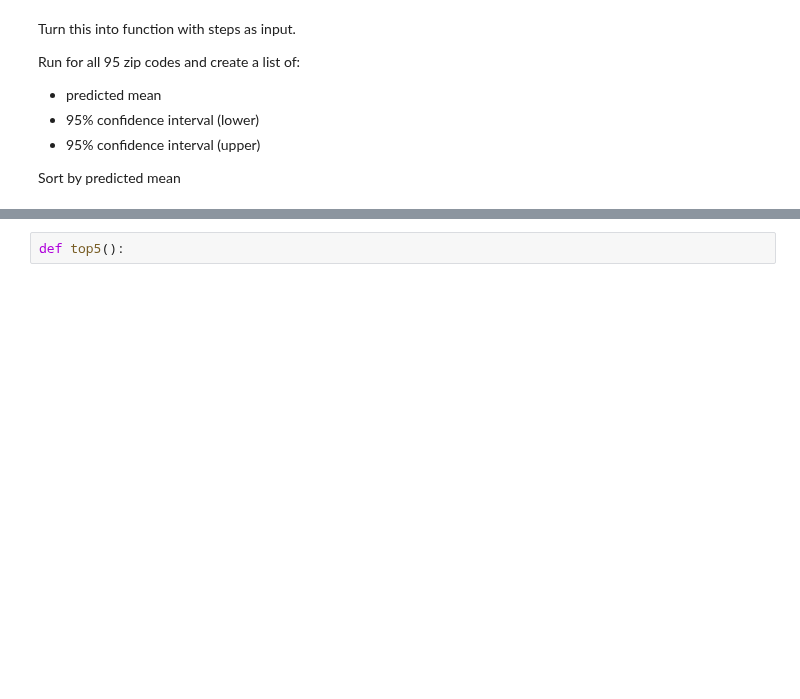
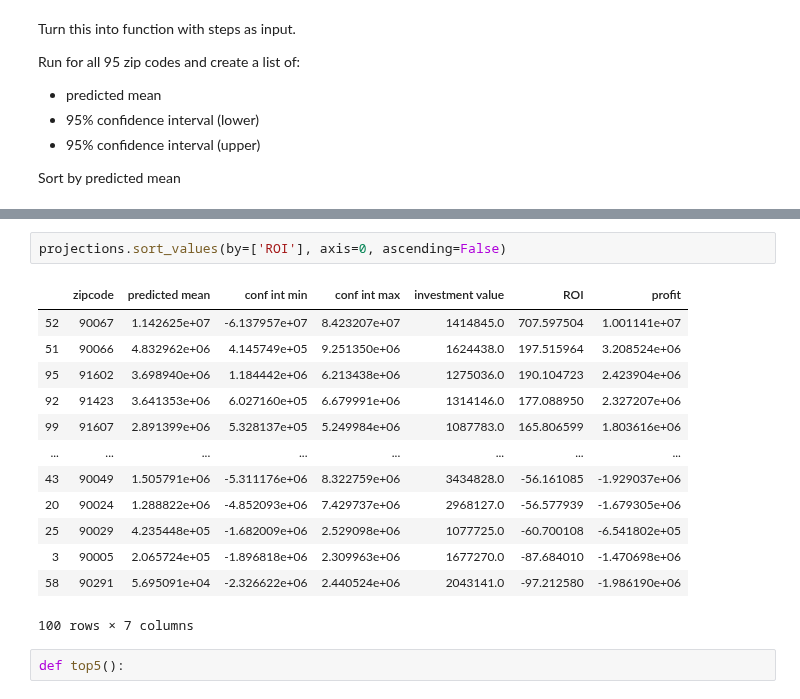
Before and after one commit to JessicaFB/Apple-vs-Android-Twitter-NLP, a Jupyter notebook: starter_notebook.ipynb, the cells around one changed output, grey strips where cells are left out. Cells and saved outputs as stored; diff of their text form; blank space fills up the shorter version.

```diff
--- a/starter_notebook.ipynb
+++ b/starter_notebook.ipynb
@@ -562,3 +598,19 @@ AttributeError: 'dict' object has no attribute 'append'
+# %%
+projections.sort_values(by=['ROI'], axis=0, ascending=False)
+# %% [output]
+|  | zipcode | predicted mean | conf int min | conf int max | investment value | ROI | profit |
+| 52 | 90067 | 1.142625e+07 | -6.137957e+07 | 8.423207e+07 | 1414845.0 | 707.597504 | 1.001141e+07 |
+| 51 | 90066 | 4.832962e+06 | 4.145749e+05 | 9.251350e+06 | 1624438.0 | 197.515964 | 3.208524e+06 |
+| 95 | 91602 | 3.698940e+06 | 1.184442e+06 | 6.213438e+06 | 1275036.0 | 190.104723 | 2.423904e+06 |
+| 92 | 91423 | 3.641353e+06 | 6.027160e+05 | 6.679991e+06 | 1314146.0 | 177.088950 | 2.327207e+06 |
+| 99 | 91607 | 2.891399e+06 | 5.328137e+05 | 5.249984e+06 | 1087783.0 | 165.806599 | 1.803616e+06 |
+| ... | ... | ... | ... | ... | ... | ... | ... |
+| 43 | 90049 | 1.505791e+06 | -5.311176e+06 | 8.322759e+06 | 3434828.0 | -56.161085 | -1.929037e+06 |
+| 20 | 90024 | 1.288822e+06 | -4.852093e+06 | 7.429737e+06 | 2968127.0 | -56.577939 | -1.679305e+06 |
+| 25 | 90029 | 4.235448e+05 | -1.682009e+06 | 2.529098e+06 | 1077725.0 | -60.700108 | -6.541802e+05 |
+| 3 | 90005 | 2.065724e+05 | -1.896818e+06 | 2.309963e+06 | 1677270.0 | -87.684010 | -1.470698e+06 |
+| 58 | 90291 | 5.695091e+04 | -2.326622e+06 | 2.440524e+06 | 2043141.0 | -97.212580 | -1.986190e+06 |
+100 rows × 7 columns
 # %%
 def top5():
 # %%
```
Also changed, not shown: parts of 6 cells of this notebook.
